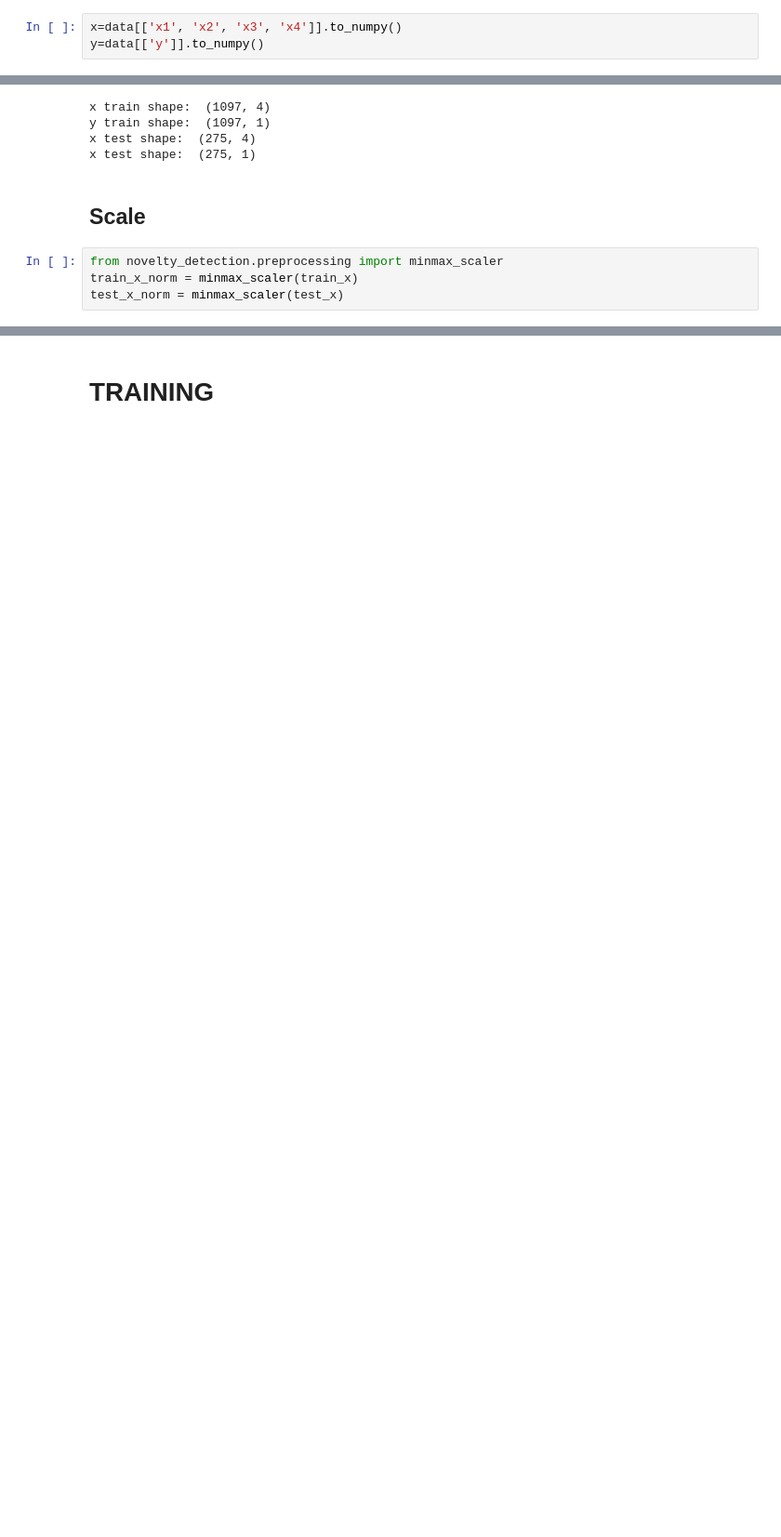
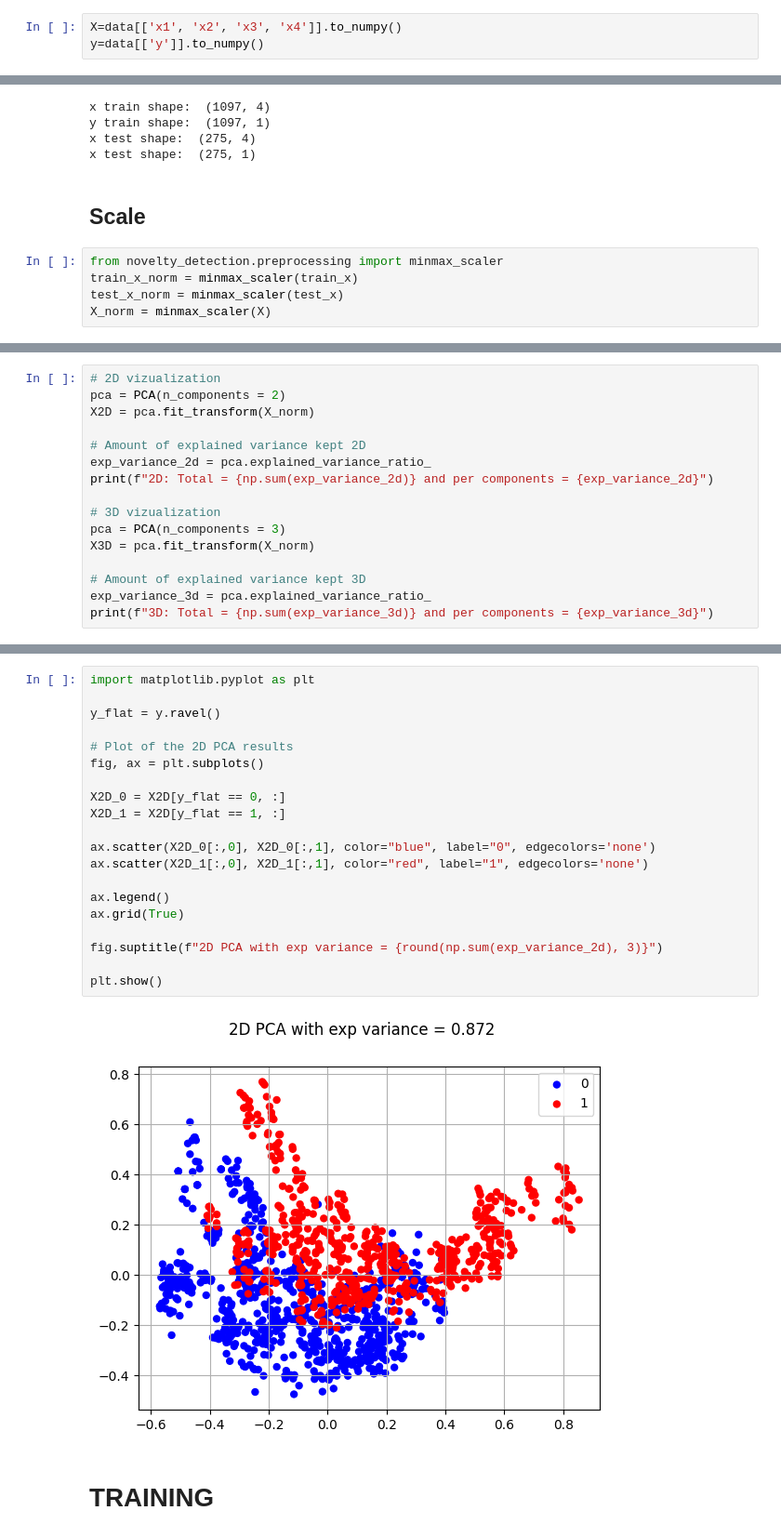
Before and after one commit to opticsensors/HVAC-predictive-control, a Jupyter notebook: notebooks/1.0-inital-som-implementation.ipynb, the cells around one changed output, grey strips where cells are left out. Shown at 93% size. Cells and saved outputs as stored; diff of their text form; blank space fills up the shorter version.

```diff
--- a/notebooks/1.0-inital-som-implementation.ipynb
+++ b/notebooks/1.0-inital-som-implementation.ipynb
@@ -35,7 +34,7 @@ data.shape
 # %% [markdown]
 # PREPROCESSING
 # %%
-x=data[['x1', 'x2', 'x3', 'x4']].to_numpy()
+X=data[['x1', 'x2', 'x3', 'x4']].to_numpy()
 y=data[['y']].to_numpy()
 # %% [markdown]
 ## Split
@@ -57,3 +56,4 @@ x test shape:  (275, 1)
 from novelty_detection.preprocessing import minmax_scaler
 train_x_norm = minmax_scaler(train_x)
 test_x_norm = minmax_scaler(test_x)
+X_norm = minmax_scaler(X)
@@ -69,0 +97,16 @@ test_x_norm = minmax_scaler(test_x)
+# %%
+# 2D vizualization
+pca = PCA(n_components = 2)
+X2D = pca.fit_transform(X_norm)
+
+# Amount of explained variance kept 2D
+exp_variance_2d = pca.explained_variance_ratio_
+print(f"2D: Total = {np.sum(exp_variance_2d)} and per components = {exp_variance_2d}")
+
+# 3D vizualization
+pca = PCA(n_components = 3)
+X3D = pca.fit_transform(X_norm)
+
+# Amount of explained variance kept 3D
+exp_variance_3d = pca.explained_variance_ratio_
+print(f"3D: Total = {np.sum(exp_variance_3d)} and per components = {exp_variance_3d}")
@@ -70,3 +116,25 @@ test_x_norm = minmax_scaler(test_x)
+# %%
+import matplotlib.pyplot as plt
+
+y_flat = y.ravel()
+
+# Plot of the 2D PCA results
+fig, ax = plt.subplots()
+
+X2D_0 = X2D[y_flat == 0, :]
+X2D_1 = X2D[y_flat == 1, :]
+
+ax.scatter(X2D_0[:,0], X2D_0[:,1], color="blue", label="0", edgecolors='none')
+ax.scatter(X2D_1[:,0], X2D_1[:,1], color="red", label="1", edgecolors='none')
+
+ax.legend()
+ax.grid(True)
+
+fig.suptitle(f"2D PCA with exp variance = {round(np.sum(exp_variance_2d), 3)}")
+
+plt.show()
+# %% [output]
+[figure, added]
 # %% [markdown]
 # TRAINING
 # %%
```
Also changed, not shown: parts of 25 cells of this notebook, 1 other file.
